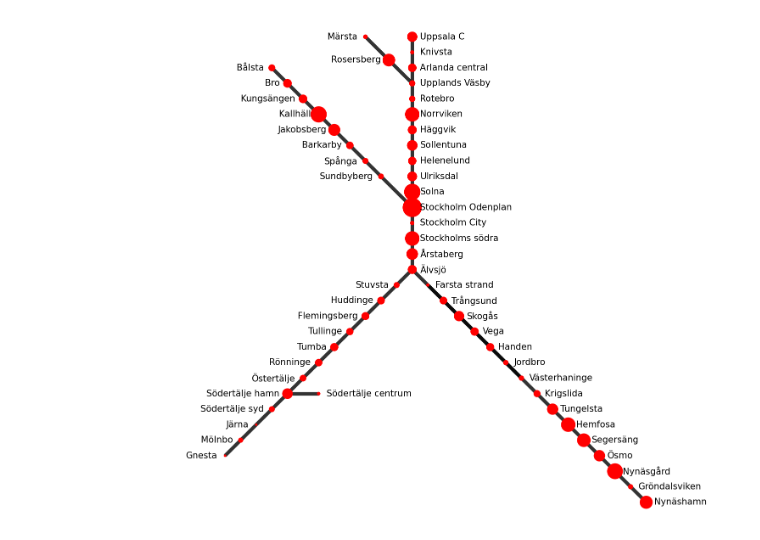
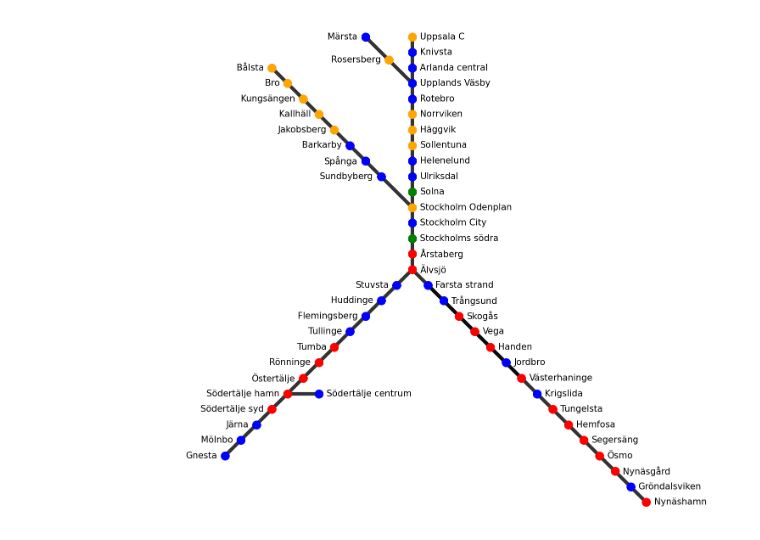
Before and after one commit to HR0262/PCMCI-in-commuter-trian, a Jupyter notebook: plot_commutertrain.ipynb, the cells around one changed output. Cells and saved outputs as stored; diff of their text form; code cells hidden in the pictures.

```diff
--- a/plot_commutertrain.ipynb
+++ b/plot_commutertrain.ipynb
@@ -129,28 +129,37 @@ data = {
         0.281668, 0.258624, 0.158501, 0.146488
     ]
 }
-# 假设你已经有图 G 和位置 pos
-# 1. 读取 DataFrame
-df = pd.DataFrame(data)  # 包含 'station' 和 'value' 两列
+# # 假设你已经有图 G 和位置 pos
+# # 1. 读取 DataFrame
+# df = pd.DataFrame(data)  # 包含 'station' 和 'value' 两列
 
-# 2. 创建 station -> value 的映射字典
-value_dict = dict(zip(df['station'], df['value']))
+# # 2. 创建 station -> value 的映射字典
+# value_dict = dict(zip(df['station'], df['value']))
 
-# 3. 保证节点顺序来自图 G
-nodes = list(G.nodes())
+# # 3. 保证节点顺序来自图 G
+# nodes = list(G.nodes())
 
-# 4. 根据 G 的节点顺序提取 value，并归一化
-raw_values = np.array([value_dict.get(n, 0) for n in nodes])
+# # 4. 根据 G 的节点顺序提取 value，并归一化
+# raw_values = np.array([value_dict.get(n, 0) for n in nodes])
 
-exponentiated_values = raw_values**2
+# exponentiated_values = raw_values**2
 
-# 归一化到期望的范围，例如 [100, 1000]
-scaler = MinMaxScaler(feature_range=(10, 1000))
-node_sizes = scaler.fit_transform(exponentiated_values.reshape(-1, 1)).flatten()
+# # 归一化到期望的范围，例如 [100, 1000]
+# scaler = MinMaxScaler(feature_range=(10, 1000))
+# node_sizes = scaler.fit_transform(exponentiated_values.reshape(-1, 1)).flatten()
 
 
-# 3. 绘图时传入 node_sizes
-nx.draw_networkx_nodes(G, pos, node_size=node_sizes, node_color='red')
+# # 3. 绘图时传入 node_sizes
+# nx.draw_networkx_nodes(G, pos, node_size=node_sizes, node_color='red')
+
+# # 找出最大的20个站点
+# top_indices = np.argsort(exponentiated_values)[-15:]  # 倒数20个索引
+# top_nodes = [nodes[i] for i in top_indices]
+
+# # 在这些节点位置画黑色 x
+# for node in top_nodes:
+#     x, y = pos[node]
+#     plt.scatter(x, y, color='black', marker='x', s=100, zorder=5)
 
 
 
@@ -181,9 +190,20 @@ normal_nodes = [n for n in G.nodes() if n not in special_nodes]
 
 
 # 假设你已经有根据某种逻辑分好的类别，比如这样：
-class_1=['Huddinge', 'Arlanda central', 'Ulriksdal', 'Farsta strand', 'Barkarby', 'Krigslida', 'Skogås', 'Trångsund', 'Kungsängen', 'Spånga', 'Sundbyberg', 'Gröndalsviken', 'Flemingsberg', 'Tullinge', 'Mölnbo', 'Gnesta', 'Västerhaninge', 'Helenelund', 'Häggvik', 'Jordbro', 'Södertälje syd', 'Järna', 'Knivsta', 'Rönninge', 'Märsta', 'Södertälje centrum', 'Tumba', 'Rotebro', 'Östertälje', 'Stuvsta', 'Stockholm City', 'Upplands Väsby']
-class_2=['Älvsjö', 'Segersäng', 'Vega', 'Handen', 'Hemfosa', 'Nynäsgård', 'Nynäshamn', 'Södertälje hamn', 'Tungelsta', 'Årstaberg', 'Ösmo']
-class_3=['Norrviken', 'Solna', 'Stockholms södra', 'Bro', 'Kallhäll', 'Bålsta', 'Stockholm Odenplan', 'Jakobsberg', 'Rosersberg', 'Sollentuna', 'Uppsala C']
+# class_1= ['Huddinge', 'Arlanda central', 'Ulriksdal', 'Farsta strand', 'Barkarby', 'Krigslida', 'Skogås', 'Trångsund', 'Kungsängen', 'Spånga', 'Sundbyberg', 'Gröndalsviken', 'Flemingsberg', 'Tullinge', 'Mölnbo', 'Gnesta', 'Västerhaninge', 'Helenelund', 'Häggvik', 'Jordbro', 'Södertälje syd', 'Järna', 'Knivsta', 'Rönninge', 'Märsta', 'Södertälje centrum', 'Tumba', 'Rotebro', 'Östertälje', 'Stuvsta', 'Stockholm City', 'Upplands Väsby']
+# class_2= ['Älvsjö', 'Segersäng', 'Vega', 'Handen', 'Hemfosa', 'Nynäsgård', 'Nynäshamn', 'Södertälje hamn', 'Tungelsta', 'Årstaberg', 'Ösmo']
+# class_3= ['Norrviken', 'Solna', 'Stockholms södra', 'Bro', 'Kallhäll', 'Bålsta', 'Stockholm Odenplan', 'Jakobsberg', 'Rosersberg', 'Sollentuna', 'Uppsala C']
+# class_4= []
+
+# class_1=['Farsta strand', 'Krigslida', 'Spånga', 'Sundbyberg', 'Mölnbo', 'Gnesta', 'Helenelund', 'Järna', 'Knivsta', 'Märsta', 'Södertälje centrum', 'Rotebro', 'Stuvsta', 'Stockholm City']
+# class_2=['Huddinge', 'Älvsjö', 'Segersäng', 'Vega', 'Handen', 'Gröndalsviken', 'Hemfosa', 'Nynäshamn', 'Södertälje hamn', 'Flemingsberg', 'Tullinge', 'Västerhaninge', 'Tungelsta', 'Årstaberg', 'Ösmo', 'Jordbro', 'Södertälje syd', 'Rönninge', 'Tumba', 'Östertälje']
+# class_3=['Arlanda central', 'Ulriksdal', 'Barkarby', 'Bro', 'Kallhäll', 'Kungsängen', 'Bålsta', 'Häggvik', 'Jakobsberg', 'Rosersberg', 'Sollentuna', 'Upplands Väsby', 'Uppsala C']
+# class_4=['Norrviken', 'Solna', 'Stockholms södra', 'Skogås', 'Trångsund', 'Nynäsgård', 'Stockholm Odenplan']
+
+class_1= ['Huddinge', 'Arlanda central', 'Ulriksdal', 'Farsta strand', 'Barkarby', 'Krigslida', 'Trångsund', 'Spånga', 'Sundbyberg', 'Gröndalsviken', 'Flemingsberg', 'Tullinge', 'Mölnbo', 'Gnesta', 'Helenelund', 'Jordbro', 'Järna', 'Knivsta', 'Märsta', 'Södertälje centrum', 'Rotebro', 'Stuvsta', 'Stockholm City', 'Upplands Väsby']
+class_2= ['Älvsjö', 'Segersäng', 'Skogås', 'Vega', 'Handen', 'Hemfosa', 'Nynäsgård', 'Nynäshamn', 'Södertälje hamn', 'Västerhaninge', 'Tungelsta', 'Årstaberg', 'Ösmo', 'Södertälje syd', 'Rönninge', 'Tumba', 'Östertälje']
+class_3= ['Norrviken', 'Bro', 'Kallhäll', 'Kungsängen', 'Bålsta', 'Stockholm Odenplan', 'Häggvik', 'Jakobsberg', 'Rosersberg', 'Sollentuna', 'Uppsala C']
+class_4= ['Solna', 'Stockholms södra']
 
 # 为不同类别分配颜色和大小
 # class_colors = {
@@ -194,25 +214,28 @@ class_3=['Norrviken', 'Solna', 'Stockholms södra', 'Bro', 'Kallhäll', 'Bålsta
 class_colors = {
     1: 'blue',  # 蓝
     2: 'red',  # 红
-    3: 'orange'     # 绿
+    3: 'orange',     # 绿
+    4: 'green'
 }
 
 label_colors = {
     1: 'black',  # 粉色
     2: 'black',  # 蓝色
-    3: 'black'     # 白色或灰色
+    3: 'black',     # 白色或灰色
+    4: 'black'
 }
 
 class_sizes = {
     1: 200,
     2: 200,
-    3: 200
+    3: 200,
+    4: 200
 }
 
-
-# nx.draw_networkx_nodes(G, pos, nodelist=class_3, node_size=class_sizes[3], node_color=class_colors[3])
-# nx.draw_networkx_nodes(G, pos, nodelist=class_2, node_size=class_sizes[2], node_color=class_colors[2])
-# nx.draw_networkx_nodes(G, pos, nodelist=class_1, node_size=class_sizes[1], node_color=class_colors[1])
+nx.draw_networkx_nodes(G, pos, nodelist=class_4, node_size=class_sizes[4], node_color=class_colors[4])
+nx.draw_networkx_nodes(G, pos, nodelist=class_3, node_size=class_sizes[3], node_color=class_colors[3])
+nx.draw_networkx_nodes(G, pos, nodelist=class_2, node_size=class_sizes[2], node_color=class_colors[2])
+nx.draw_networkx_nodes(G, pos, nodelist=class_1, node_size=class_sizes[1], node_color=class_colors[1])
 
 
 
@@ -230,31 +253,32 @@ for node, (x, y) in pos.items():
     else:
         label_pos[node] = (x + 0.5, y)
 
 # 画标签函数，给定节点列表和颜色
 def draw_labels_with_color_and_align(nodes, color):
     left_nodes = [n for n in nodes if n in left_label_nodes]
     right_nodes = [n for n in nodes if n in right_label_nodes]
     if left_nodes:
         nx.draw_networkx_labels(G, {k: label_pos[k] for k in left_nodes},
                                 labels={n: n for n in left_nodes},
                                 font_size=15, font_color=color,
                                 horizontalalignment='right')
     if right_nodes:
         nx.draw_networkx_labels(G, {k: label_pos[k] for k in right_nodes},
                                 labels={n: n for n in right_nodes},
                                 font_size=15, font_color=color,
                                 horizontalalignment='left')
 
 # 分类别分别画标签
 draw_labels_with_color_and_align(class_1, label_colors[1])
 draw_labels_with_color_and_align(class_2, label_colors[2])
 draw_labels_with_color_and_align(class_3, label_colors[3])
+draw_labels_with_color_and_align(class_4, label_colors[4])
 
 
 # 绘图
 # plt.title("Commuter Rail Network Topology (Initial Layout)")
 plt.axis("off")
 plt.tight_layout()
 plt.show()
 # %% [output]
-[figure, old version]
+[figure, new version]
```
